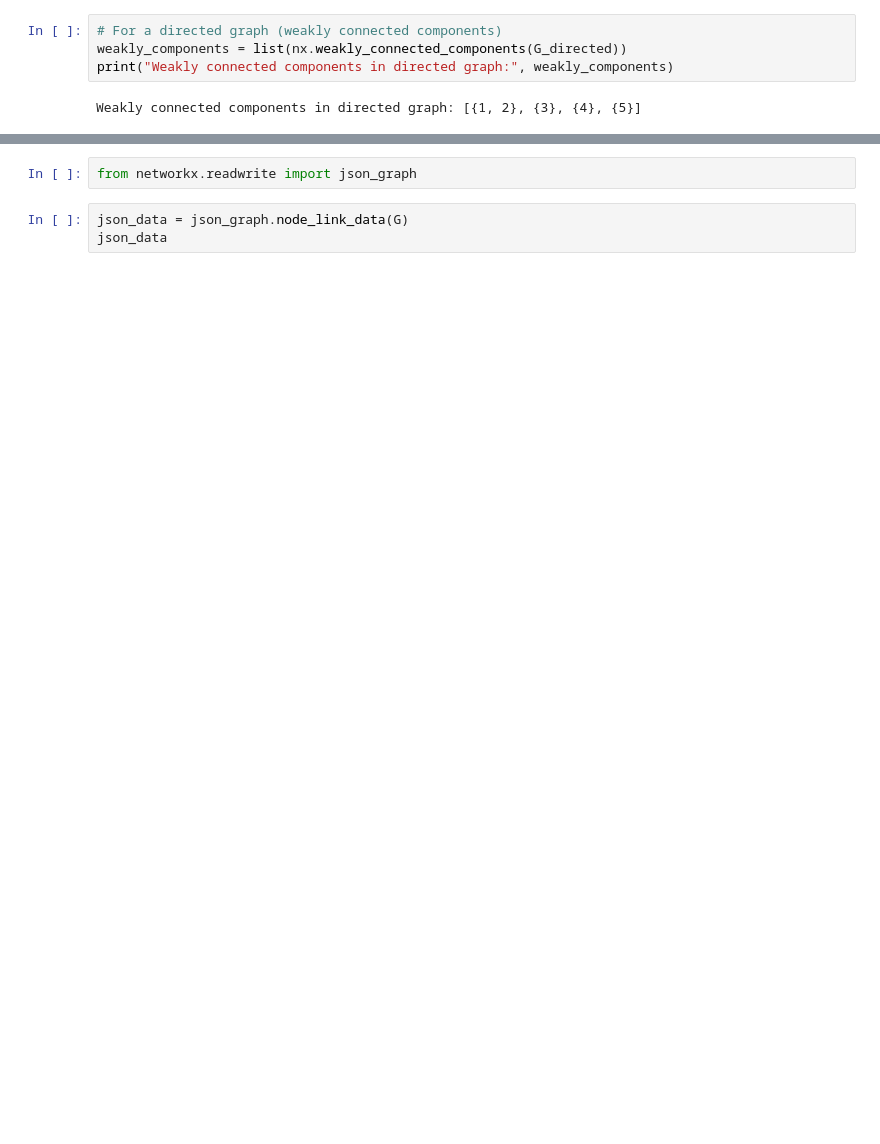
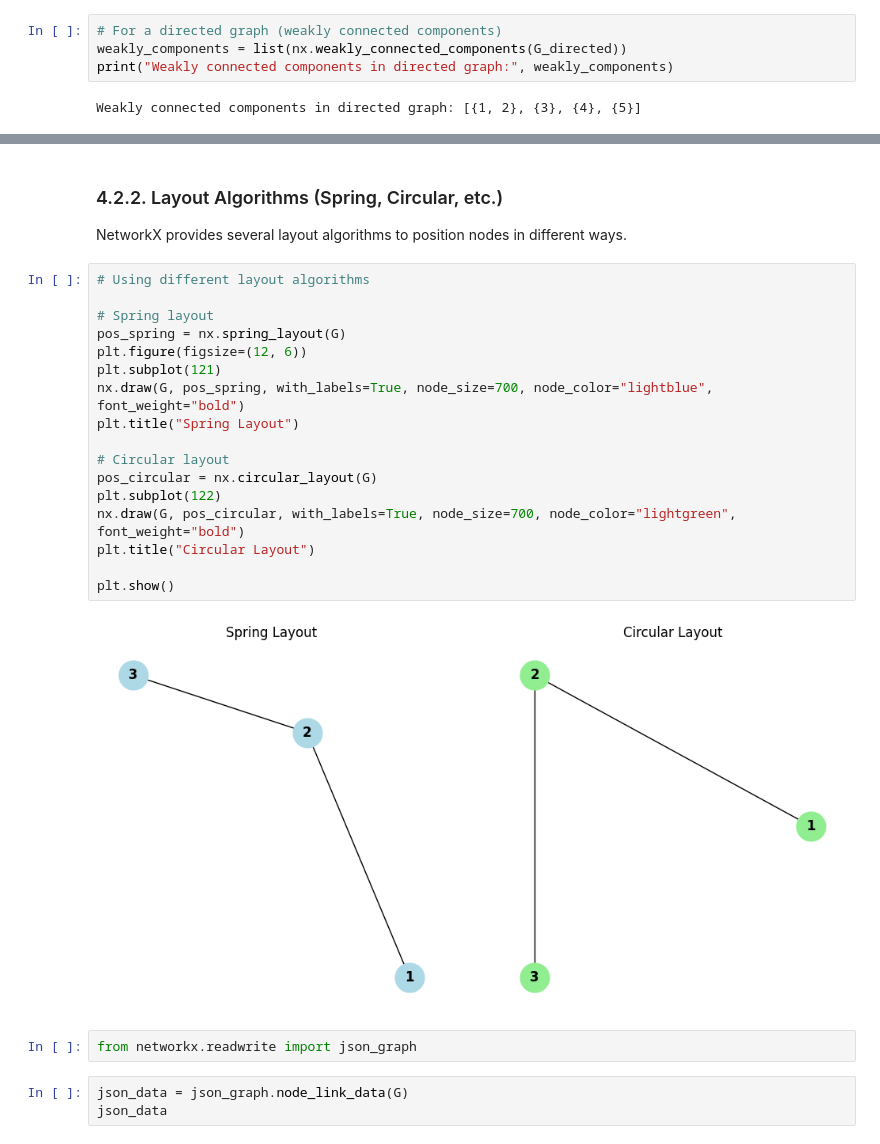
Before and after one commit to Rumit95/GNN-Understanding, a Jupyter notebook: network-x.ipynb, the cells around one changed output, grey strips where cells are left out. Saved outputs shown, nothing was run; the diff lists cells and outputs as text; blank space fills up the shorter version.

```diff
--- a/network-x.ipynb
+++ b/network-x.ipynb
@@ -180,3 +224,26 @@ Weakly connected components in directed graph: [{1, 2}, {3}, {4}, {5}]
+# %% [markdown]
+### 4.2.2. Layout Algorithms (Spring, Circular, etc.)
+
+NetworkX provides several layout algorithms to position nodes in different ways.
+# %%
+# Using different layout algorithms
+
+# Spring layout
+pos_spring = nx.spring_layout(G)
+plt.figure(figsize=(12, 6))
+plt.subplot(121)
+nx.draw(G, pos_spring, with_labels=True, node_size=700, node_color="lightblue", font_weight="bold")
+plt.title("Spring Layout")
+
+# Circular layout
+pos_circular = nx.circular_layout(G)
+plt.subplot(122)
+nx.draw(G, pos_circular, with_labels=True, node_size=700, node_color="lightgreen", font_weight="bold")
+plt.title("Circular Layout")
+
+plt.show()
+# %% [output]
+[figure, added]
 # %%
 from networkx.readwrite import json_graph
 # %%
```
Also changed, not shown: parts of 37 cells of this notebook.
